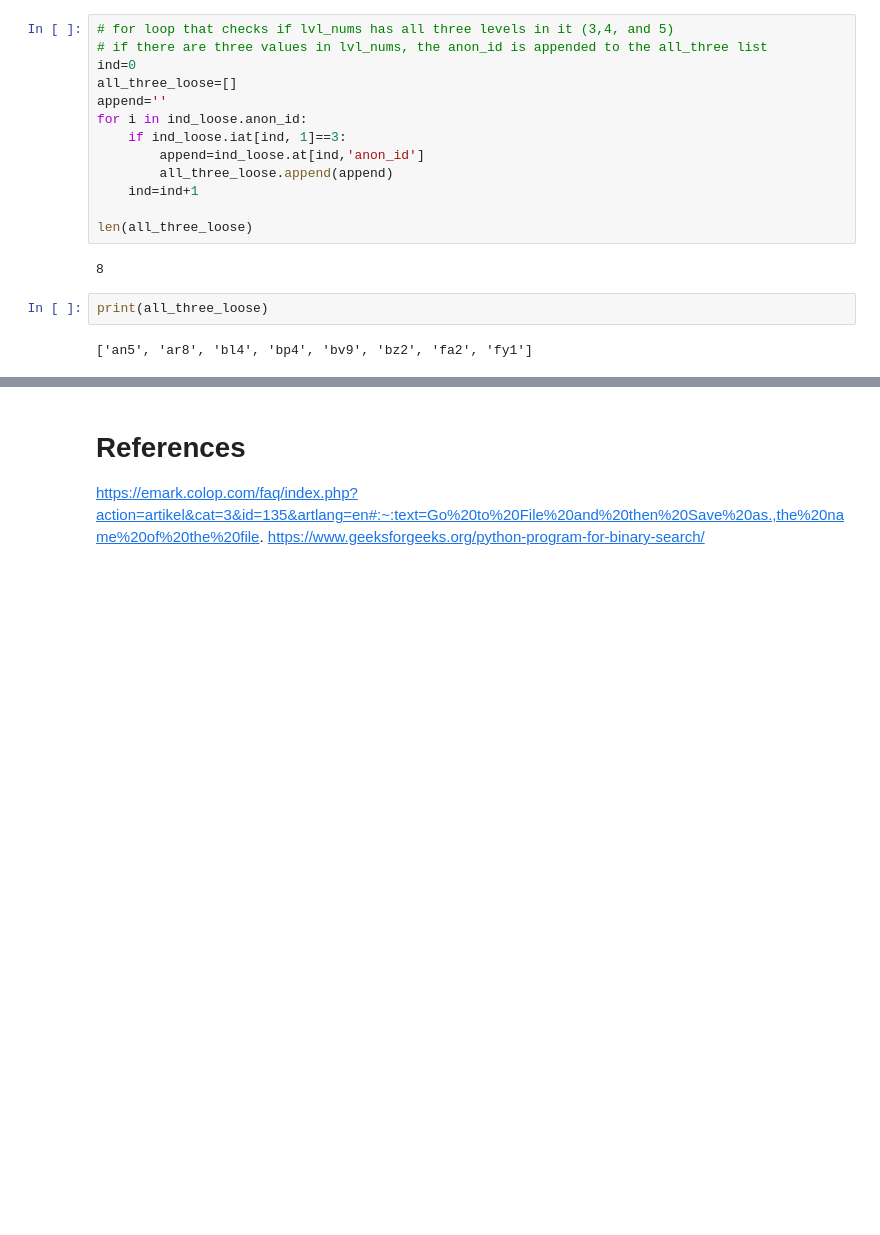
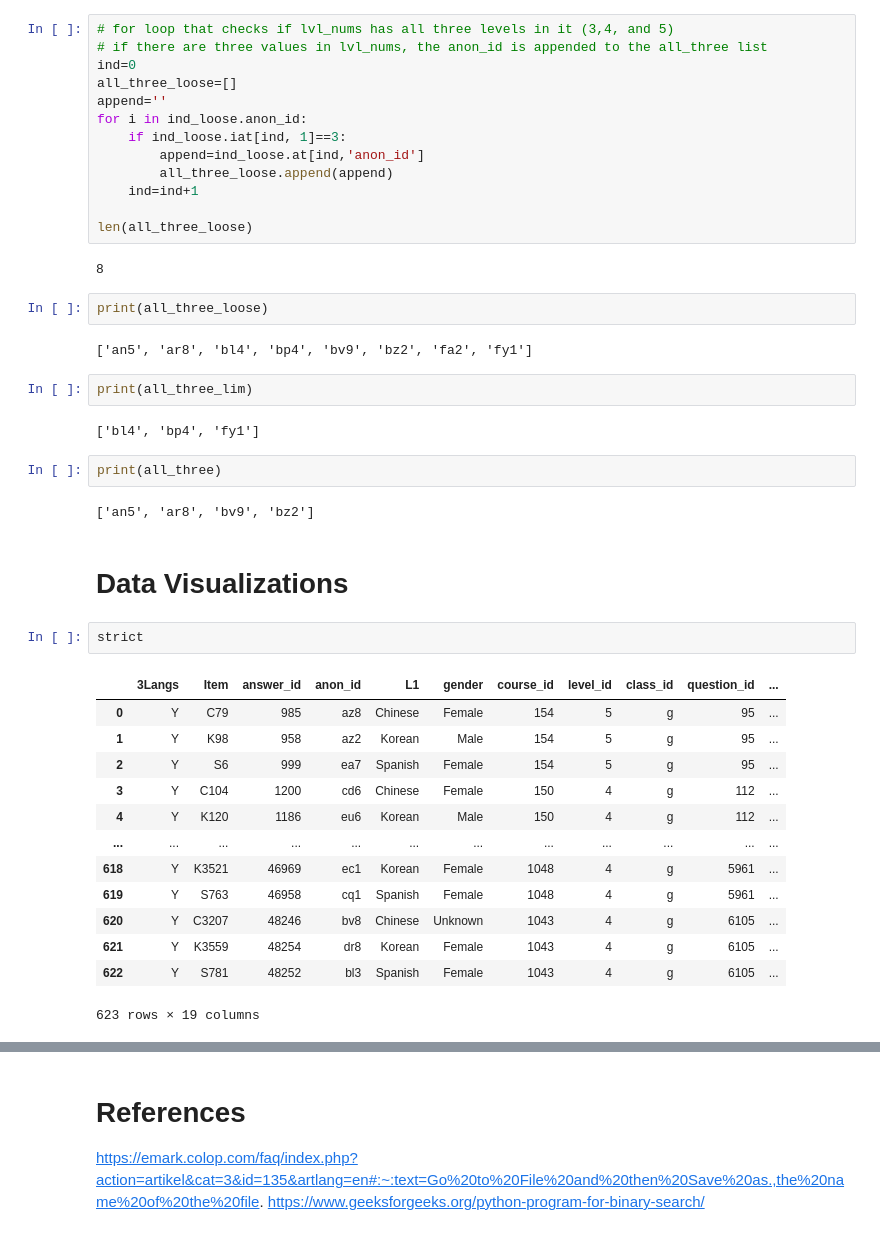
Before and after one commit to mencer456/LRDC-Research, a Jupyter notebook: LRDC-data-analysis.ipynb, the cells around one changed output, grey strips where cells are left out. Drawn from its saved outputs; the diff is of its cells as text; blank space fills up the shorter version.

```diff
--- a/LRDC-data-analysis.ipynb
+++ b/LRDC-data-analysis.ipynb
@@ -657,3 +643,29 @@ len(all_three_loose)
 print(all_three_loose)
 # %% [output]
 ['an5', 'ar8', 'bl4', 'bp4', 'bv9', 'bz2', 'fa2', 'fy1']
+# %%
+print(all_three_lim)
+# %% [output]
+['bl4', 'bp4', 'fy1']
+# %%
+print(all_three)
+# %% [output]
+['an5', 'ar8', 'bv9', 'bz2']
+# %% [markdown]
+# Data Visualizations
+# %%
+strict
+# %% [output]
+|  | 3Langs | Item | answer_id | anon_id | L1 | gender | course_id | level_id | class_id | question_id | ... |
+| 0 | Y | C79 | 985 | az8 | Chinese | Female | 154 | 5 | g | 95 | ... |
+| 1 | Y | K98 | 958 | az2 | Korean | Male | 154 | 5 | g | 95 | ... |
+| 2 | Y | S6 | 999 | ea7 | Spanish | Female | 154 | 5 | g | 95 | ... |
+| 3 | Y | C104 | 1200 | cd6 | Chinese | Female | 150 | 4 | g | 112 | ... |
+| 4 | Y | K120 | 1186 | eu6 | Korean | Male | 150 | 4 | g | 112 | ... |
+| ... | ... | ... | ... | ... | ... | ... | ... | ... | ... | ... | ... |
+| 618 | Y | K3521 | 46969 | ec1 | Korean | Female | 1048 | 4 | g | 5961 | ... |
+| 619 | Y | S763 | 46958 | cq1 | Spanish | Female | 1048 | 4 | g | 5961 | ... |
+| 620 | Y | C3207 | 48246 | bv8 | Chinese | Unknown | 1043 | 4 | g | 6105 | ... |
+| 621 | Y | K3559 | 48254 | dr8 | Korean | Female | 1043 | 4 | g | 6105 | ... |
+| 622 | Y | S781 | 48252 | bl3 | Spanish | Female | 1043 | 4 | g | 6105 | ... |
+623 rows × 19 columns
```
Also changed, not shown: parts of 2 cells of this notebook.
